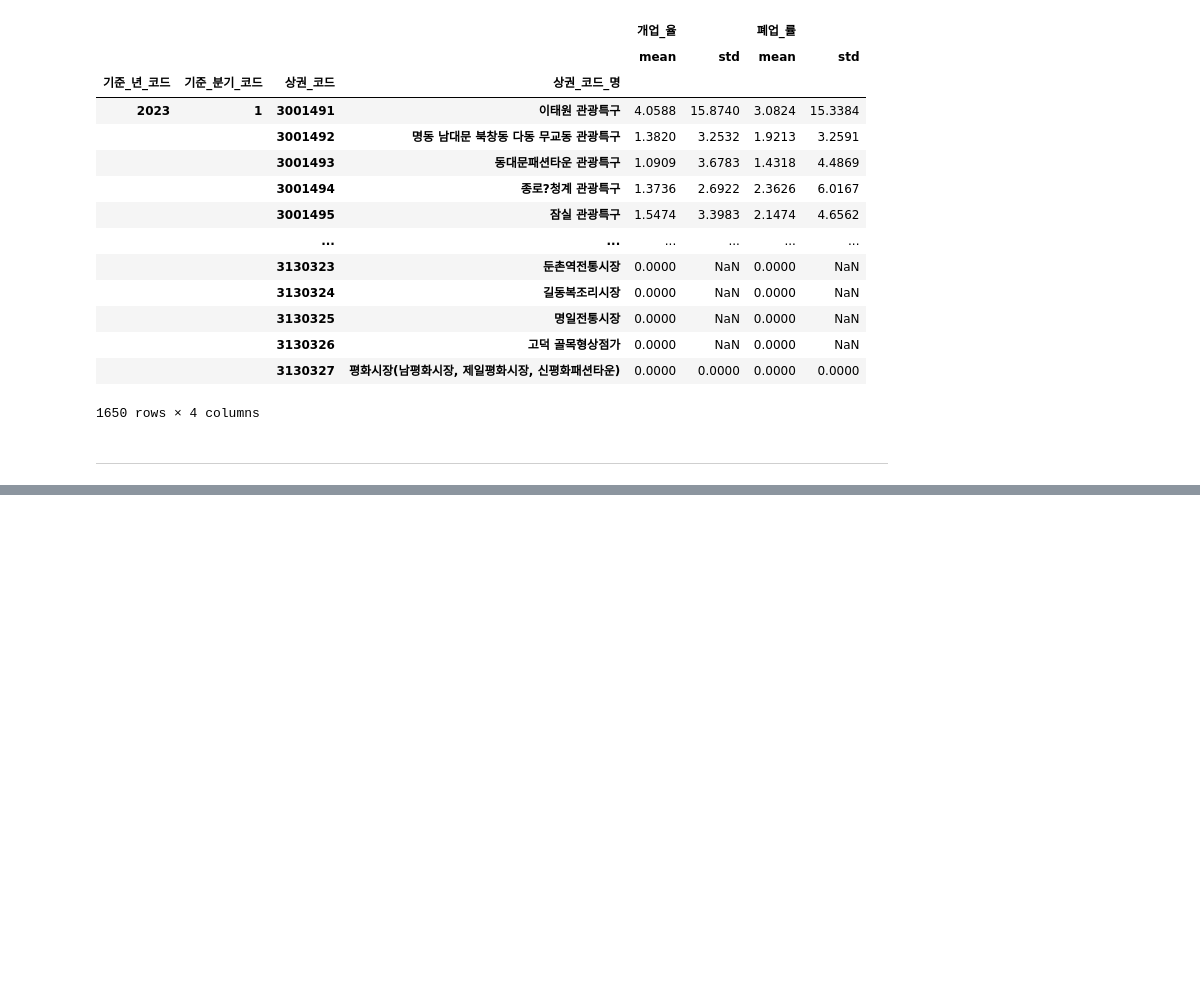
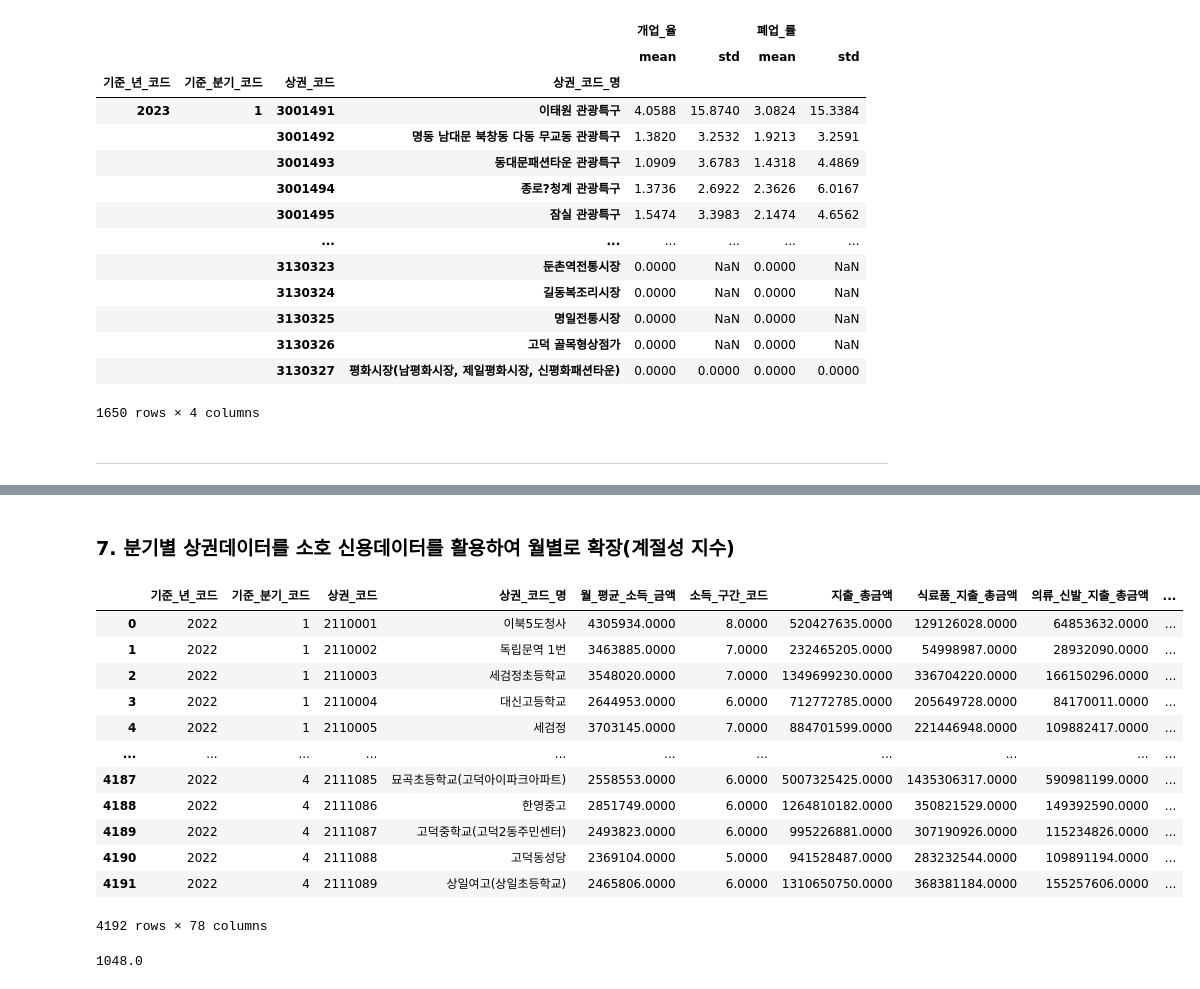
Before and after one commit to Gayeon6423/2023BigContest, a Jupyter notebook: [SALES_FIELD]_GRADE_TRANSFORMATION.ipynb, the cells around one changed output, grey strips where cells are left out. Cells and saved outputs as stored; diff of their text form; code cells hidden in the pictures; blank space fills up the shorter version.

```diff
--- a/[SALES_FIELD]_GRADE_TRANSFORMATION.ipynb
+++ b/[SALES_FIELD]_GRADE_TRANSFORMATION.ipynb
@@ -784,0 +802,6 @@ ___
+# %% [markdown]
+### 7. 분기별 상권데이터를 소호 신용데이터를 활용하여 월별로 확장(계절성 지수)
+# %%
+MARKET_2022_GROUPED = mountInstance.loadData(
+    file_path = "/content/drive/MyDrive/2023BigContest/data/DESILO_PLATFORM_DATA/", file_name_extension = "MARKET_2022_GROUPED.csv",
+    unicode = "utf-8", columnTF = False)
@@ -784,0 +812,12 @@ ___
+# %%
+"""
+MARKET_20221Q_GROUPED = MARKET_2022_GROUPED[MARKET_2022_GROUPED["기준_분기_코드"] == 1]
+MARKET_20221Q_GROUPED["2022년도_상권_코드"] = MARKET_20221Q_GROUPED["상권_코드"].apply(lambda data: True if str(data)[0] == "2" else False)
+Counter(MARKET_20221Q_GROUPED["2022년도_상권_코드"])
+  # Counter({True: 1048, False: 1650})
+MARKET_20221Q_GROUPED[MARKET_20221Q_GROUPED["2022년도_상권_코드"] == False]
+
+MARKET_2022_GROUPED["2022년도_상권_코드"] = MARKET_2022_GROUPED["상권_코드"].apply(lambda data: True if str(data)[0] == "2" else False)
+MARKET_2022_GROUPED = MARKET_2022_GROUPED[MARKET_2022_GROUPED["2022년도_상권_코드"] == True]
+MARKET_2022_GROUPED.to_csv("/content/drive/MyDrive/2023BigContest/data/DESILO_PLATFORM_DATA/MARKET_2022_GROUPED.csv", index = False)
+"""
@@ -784,0 +828,20 @@ ___
+# %%
+MARKET_2022_GROUPED
+# %% [output]
+|  | 기준_년_코드 | 기준_분기_코드 | 상권_코드 | 상권_코드_명 | 월_평균_소득_금액 | 소득_구간_코드 | 지출_총금액 | 식료품_지출_총금액 | 의류_신발_지출_총금액 | ... |
+| 0 | 2022 | 1 | 2110001 | 이북5도청사 | 4305934.0000 | 8.0000 | 520427635.0000 | 129126028.0000 | 64853632.0000 | ... |
+| 1 | 2022 | 1 | 2110002 | 독립문역 1번 | 3463885.0000 | 7.0000 | 232465205.0000 | 54998987.0000 | 28932090.0000 | ... |
+| 2 | 2022 | 1 | 2110003 | 세검정초등학교 | 3548020.0000 | 7.0000 | 1349699230.0000 | 336704220.0000 | 166150296.0000 | ... |
+| 3 | 2022 | 1 | 2110004 | 대신고등학교 | 2644953.0000 | 6.0000 | 712772785.0000 | 205649728.0000 | 84170011.0000 | ... |
+| 4 | 2022 | 1 | 2110005 | 세검정 | 3703145.0000 | 7.0000 | 884701599.0000 | 221446948.0000 | 109882417.0000 | ... |
+| ... | ... | ... | ... | ... | ... | ... | ... | ... | ... | ... |
+| 4187 | 2022 | 4 | 2111085 | 묘곡초등학교(고덕아이파크아파트) | 2558553.0000 | 6.0000 | 5007325425.0000 | 1435306317.0000 | 590981199.0000 | ... |
+| 4188 | 2022 | 4 | 2111086 | 한영중고 | 2851749.0000 | 6.0000 | 1264810182.0000 | 350821529.0000 | 149392590.0000 | ... |
+| 4189 | 2022 | 4 | 2111087 | 고덕중학교(고덕2동주민센터) | 2493823.0000 | 6.0000 | 995226881.0000 | 307190926.0000 | 115234826.0000 | ... |
+| 4190 | 2022 | 4 | 2111088 | 고덕동성당 | 2369104.0000 | 5.0000 | 941528487.0000 | 283232544.0000 | 109891194.0000 | ... |
+| 4191 | 2022 | 4 | 2111089 | 상일여고(상일초등학교) | 2465806.0000 | 6.0000 | 1310650750.0000 | 368381184.0000 | 155257606.0000 | ... |
+4192 rows × 78 columns
+# %%
+4192/4
+# %% [output]
+1048.0
```
Also changed, not shown: parts of 8 cells of this notebook.
